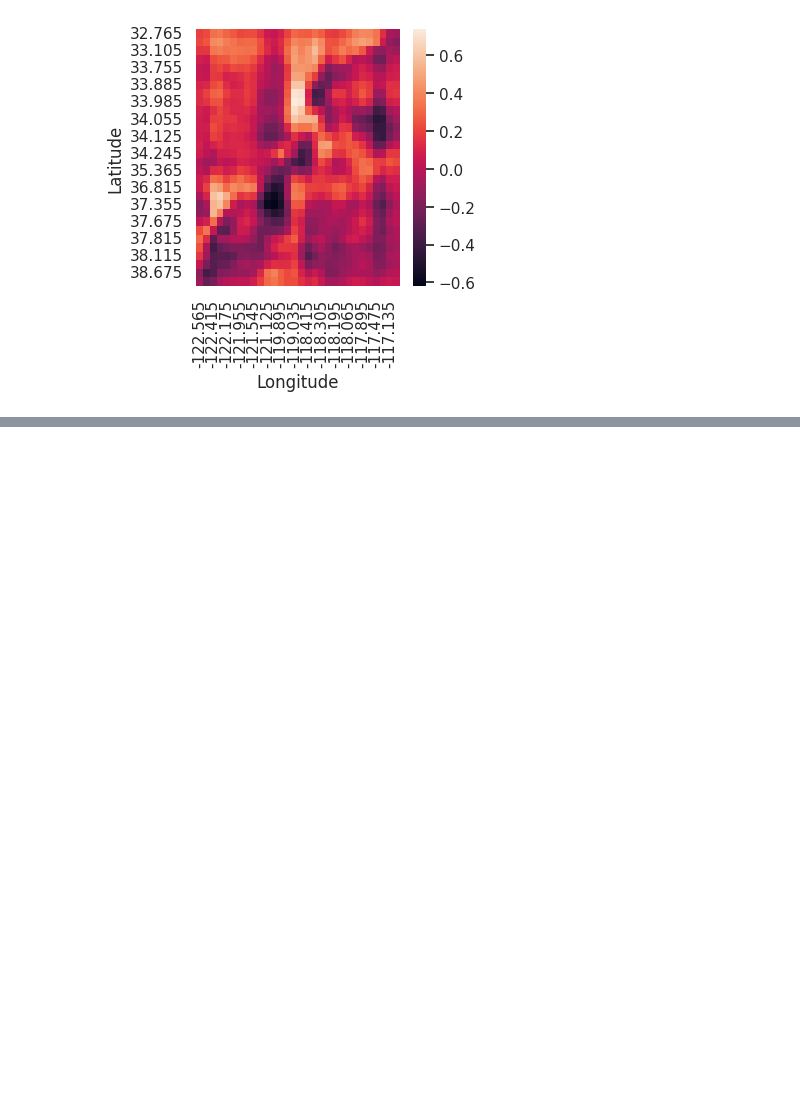
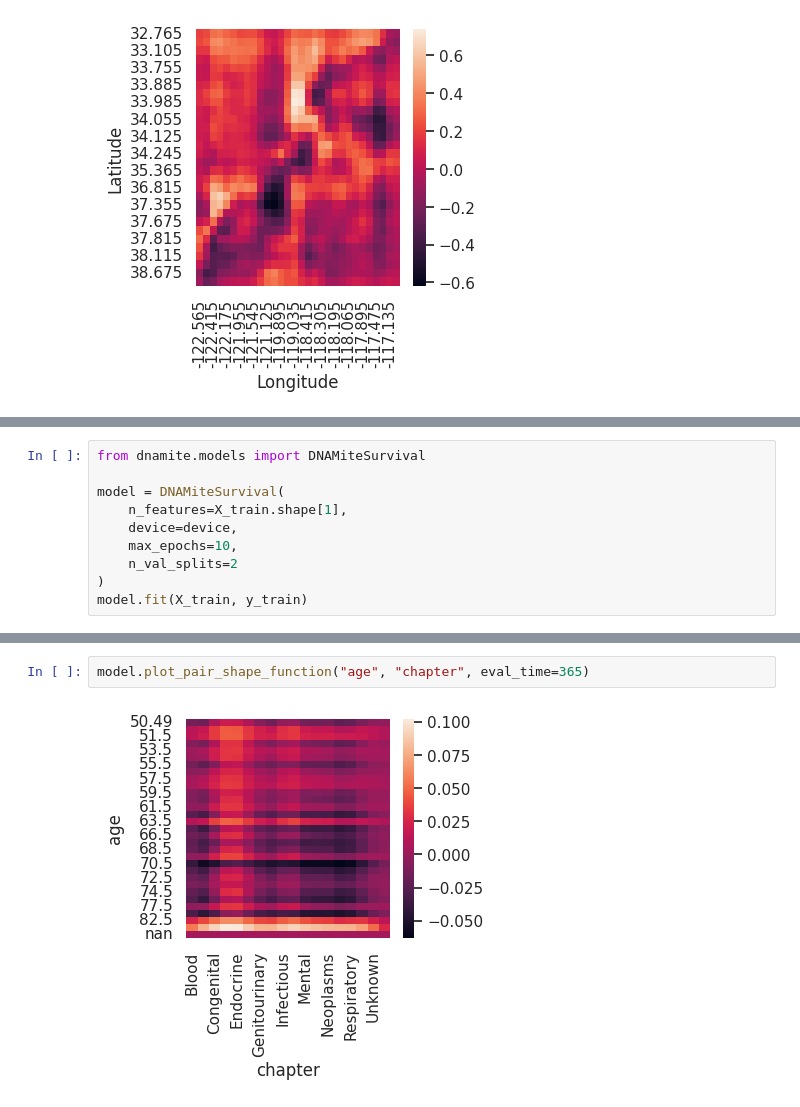
Before and after one commit to udellgroup/dnamite, a Jupyter notebook: docs/source/notebooks/quick_start.ipynb, the cells around one changed output, grey strips where cells are left out. Saved outputs shown, nothing was run; the diff lists cells and outputs as text; blank space fills up the shorter version.

```diff
--- a/docs/source/notebooks/quick_start.ipynb
+++ b/docs/source/notebooks/quick_start.ipynb
@@ -202,0 +209,10 @@ model.plot_shape_function(["chapter", "lambda", "age"], eval_time=365*5, is_cat_
+# %%
+from dnamite.models import DNAMiteSurvival
+
+model = DNAMiteSurvival(
+    n_features=X_train.shape[1],
+    device=device,
+    max_epochs=10,
+    n_val_splits=2
+)
+model.fit(X_train, y_train)
@@ -202,0 +227,4 @@ model.plot_shape_function(["chapter", "lambda", "age"], eval_time=365*5, is_cat_
+# %%
+model.plot_pair_shape_function("age", "chapter", eval_time=365)
+# %% [output]
+[figure, added]
```
Also changed, not shown: parts of 21 cells of this notebook, 14 other files.
